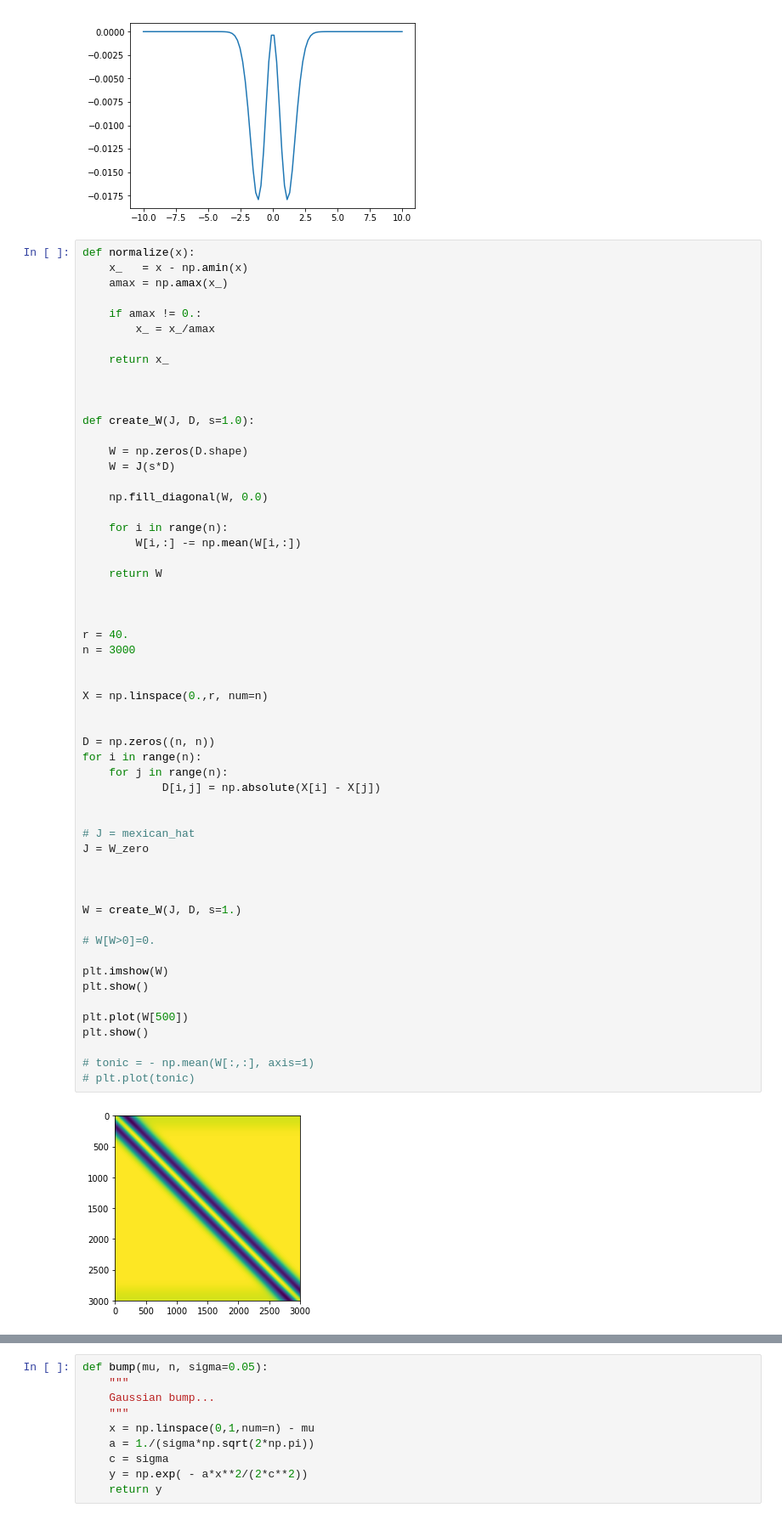
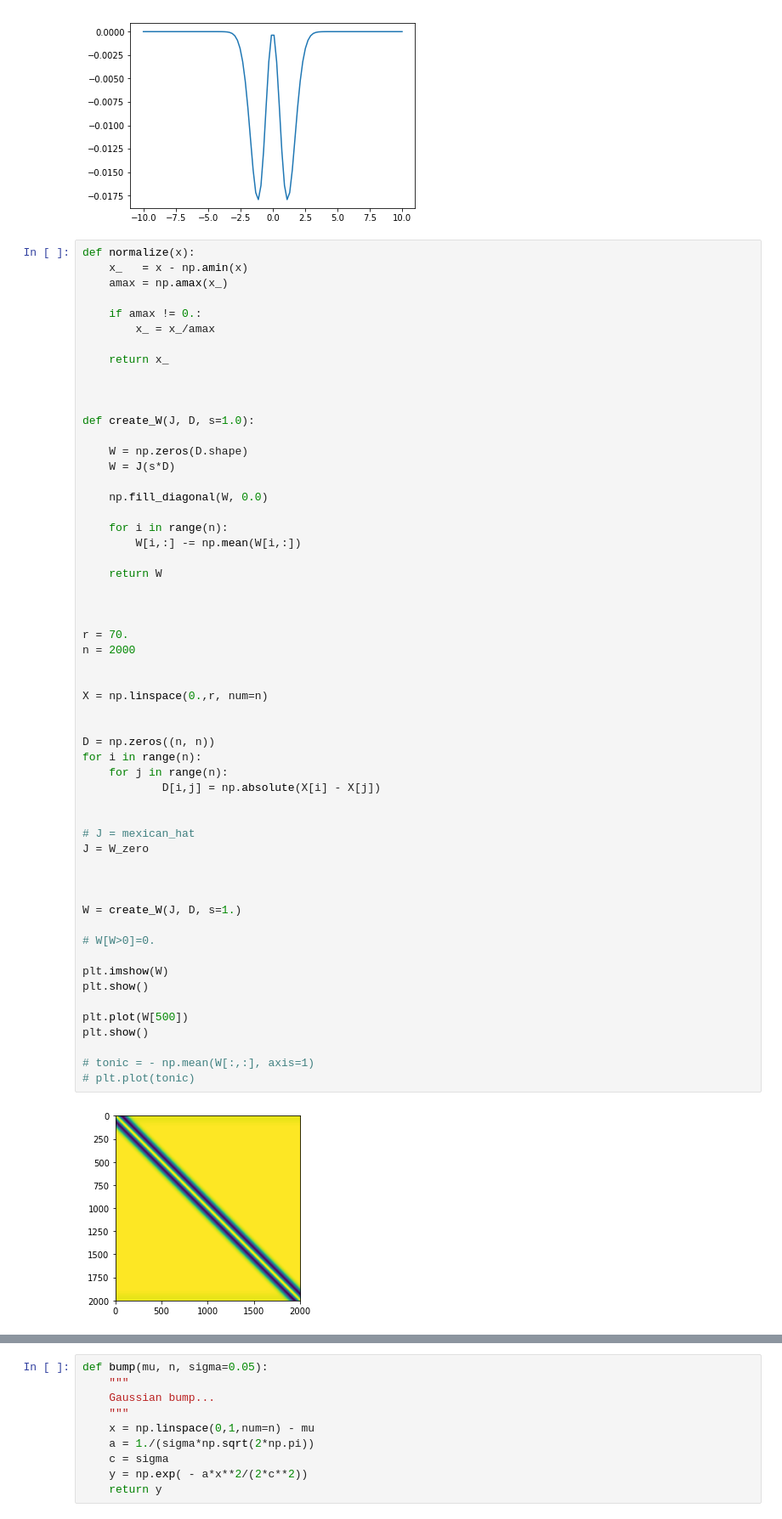
Before and after one commit to mirkoklukas/htmresearch, a Jupyter notebook: projects/gridcells/jupyter/CAN/1d CAN .ipynb, the cells around one changed output, grey strips where cells are left out. Shown: that part at 85% size. Drawn from its saved outputs; the diff is of its cells as text.

```diff
--- a/projects/gridcells/jupyter/CAN/1d CAN .ipynb
+++ b/projects/gridcells/jupyter/CAN/1d CAN .ipynb
@@ -75,35 +75,35 @@ def create_W(J, D, s=1.0):
 
 
 
-r = 40.
-n = 3000
+r = 70.
+n = 2000
 
 
 X = np.linspace(0.,r, num=n)
 
 
 D = np.zeros((n, n))
 for i in range(n):
     for j in range(n):
             D[i,j] = np.absolute(X[i] - X[j])
 
 
 # J = mexican_hat
 J = W_zero
 
 
 
 W = create_W(J, D, s=1.)
 
 # W[W>0]=0.
 
 plt.imshow(W)
 plt.show()
 
 plt.plot(W[500])
 plt.show()
 
 # tonic = - np.mean(W[:,:], axis=1)
 # plt.plot(tonic)
 # %% [output]
-[figure, old version]
+[figure, new version]
```
Also changed, not shown: parts of 4 cells of this notebook, 1 other file.
